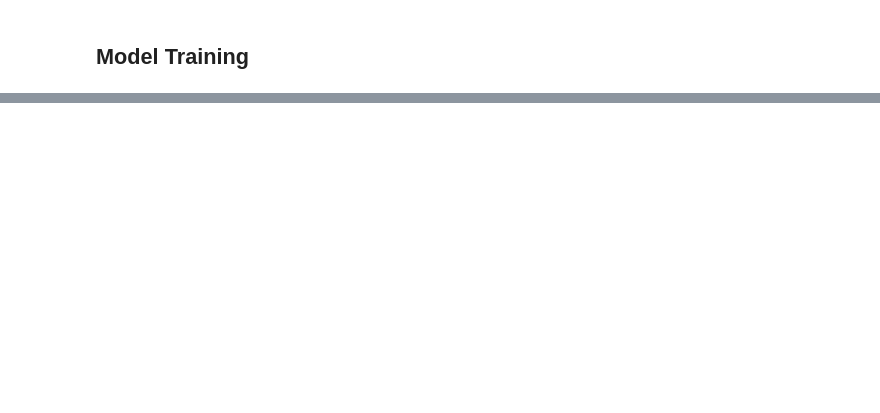
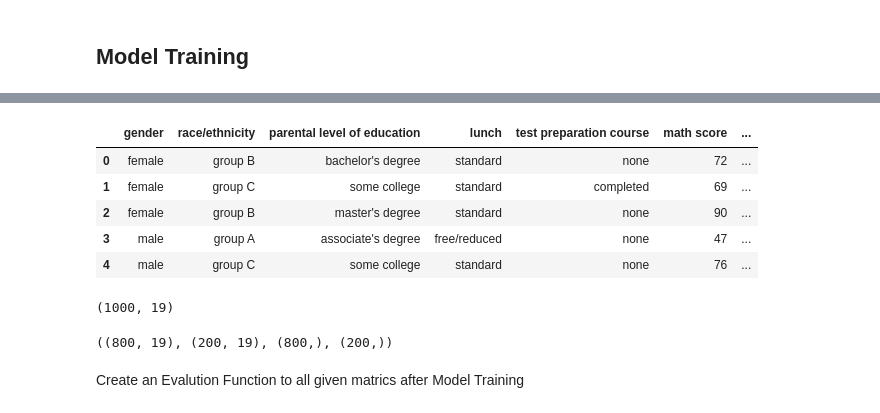
Before and after one commit to VishalPrasanna11/Student-Performance-Indicator, a Jupyter notebook: notebook/Model_Training.ipynb, the cells around one changed output, grey strips where cells are left out. Drawn from its saved outputs; the diff is of its cells as text; code cells hidden in the pictures; blank space fills up the shorter version.

```diff
--- a/notebook/Model_Training.ipynb
+++ b/notebook/Model_Training.ipynb
@@ -25,0 +25,13 @@ ValueError: numpy.dtype size changed, may indicate binary incompatibility. Expec
+# %%
+#Data Inspection
+df = pd.read_csv('data/StudentsPerformance.csv')
+# %%
+#Show the first 5 rows of the data set
+df.head()
+# %% [output]
+|  | gender | race/ethnicity | parental level of education | lunch | test preparation course | math score | ... |
+| 0 | female | group B | bachelor's degree | standard | none | 72 | ... |
+| 1 | female | group C | some college | standard | completed | 69 | ... |
+| 2 | female | group B | master's degree | standard | none | 90 | ... |
+| 3 | male | group A | associate's degree | free/reduced | none | 47 | ... |
+| 4 | male | group C | some college | standard | none | 76 | ... |
@@ -25,0 +62,12 @@ ValueError: numpy.dtype size changed, may indicate binary incompatibility. Expec
+# %%
+X.shape
+# %% [output]
+(1000, 19)
+# %%
+#Split the data into train and test
+X_train, X_test, y_train, y_test = train_test_split(X, y, test_size=0.2, random_state=42)
+X_train.shape, X_test.shape, y_train.shape, y_test.shape
+# %% [output]
+((800, 19), (200, 19), (800,), (200,))
+# %% [markdown]
+Create an Evalution Function to all given matrics after Model Training
```
Also changed, not shown: parts of 15 cells of this notebook, 9 other files.
